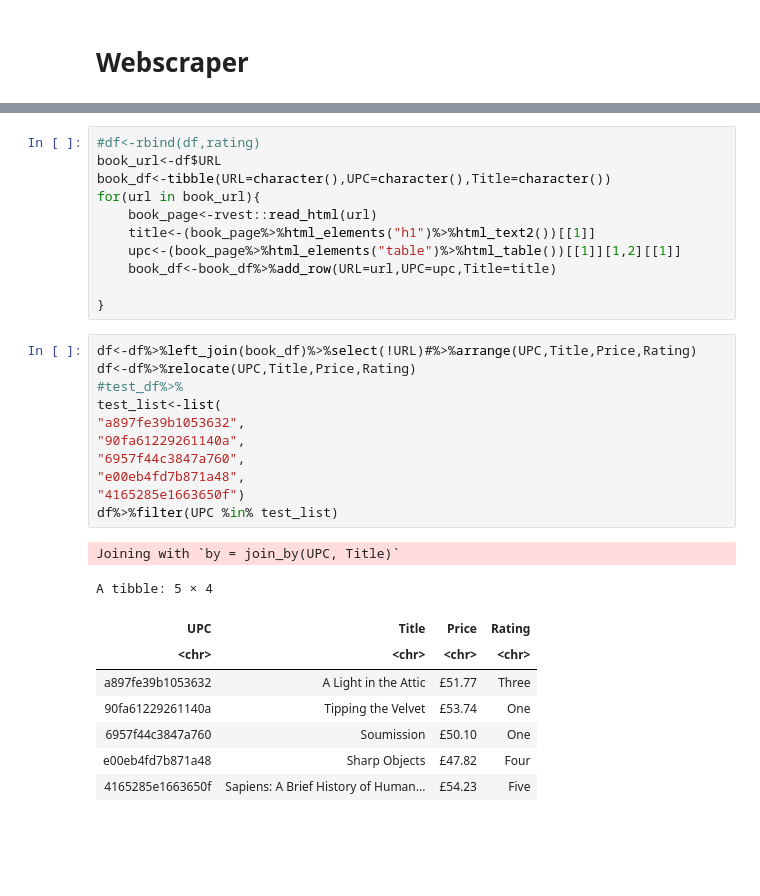
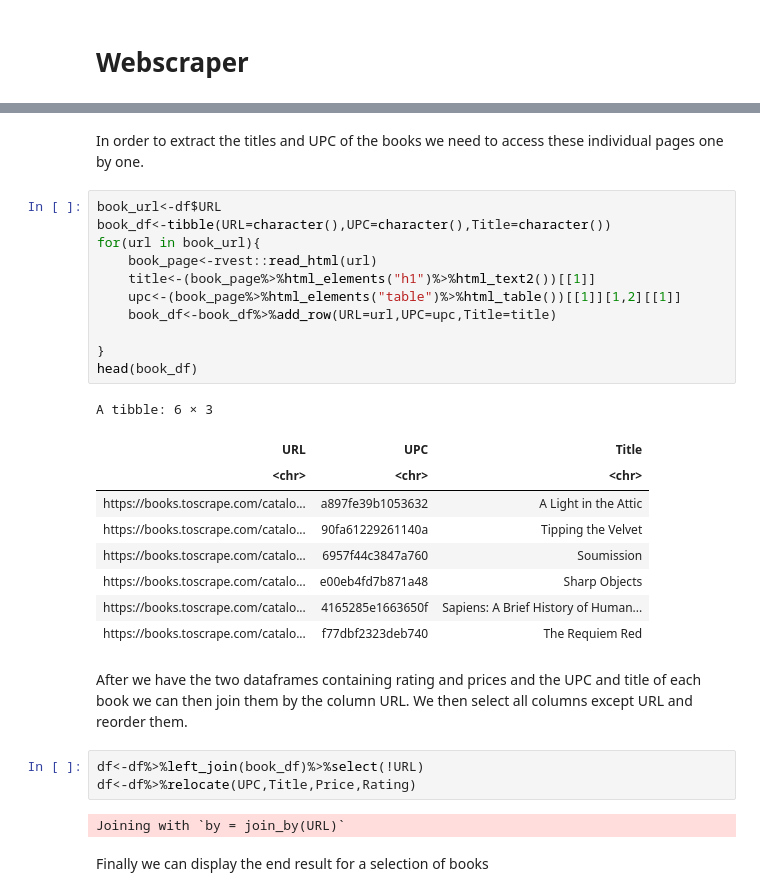
Before and after one commit to massemassiv/su-mt4007, a Jupyter notebook: HW5/HW5.ipynb, the cells around one changed output, grey strips where cells are left out. Cells and saved outputs as stored; diff of their text form; blank space fills up the shorter version.

```diff
--- a/HW5/HW5.ipynb
+++ b/HW5/HW5.ipynb
@@ -183,35 +95,36 @@ A tibble: 6 × 3
 | Four | £47.82 | https://books.toscrape.com/catalo... |
 | Five | £54.23 | https://books.toscrape.com/catalo... |
 | One | £22.65 | https://books.toscrape.com/catalo... |
+# %% [markdown]
+In order to extract the titles and UPC of the books we need to access these individual pages one by one.
 # %%
-#df<-rbind(df,rating)
 book_url<-df$URL
 book_df<-tibble(URL=character(),UPC=character(),Title=character())
 for(url in book_url){
     book_page<-rvest::read_html(url)
     title<-(book_page%>%html_elements("h1")%>%html_text2())[[1]]
     upc<-(book_page%>%html_elements("table")%>%html_table())[[1]][1,2][[1]]
     book_df<-book_df%>%add_row(URL=url,UPC=upc,Title=title)
 
 }
+head(book_df)
+# %% [output]
+A tibble: 6 × 3
+| URL | UPC | Title |
+| <chr> | <chr> | <chr> |
+| https://books.toscrape.com/catalo... | a897fe39b1053632 | A Light in the Attic |
+| https://books.toscrape.com/catalo... | 90fa61229261140a | Tipping the Velvet |
+| https://books.toscrape.com/catalo... | 6957f44c3847a760 | Soumission |
+| https://books.toscrape.com/catalo... | e00eb4fd7b871a48 | Sharp Objects |
+| https://books.toscrape.com/catalo... | 4165285e1663650f | Sapiens: A Brief History of Human... |
+| https://books.toscrape.com/catalo... | f77dbf2323deb740 | The Requiem Red |
+# %% [markdown]
+After we have the two dataframes containing rating and prices and the UPC and title of each book we can then join them by the column URL.
+We then select all columns except URL and reorder them.
 # %%
-df<-df%>%left_join(book_df)%>%select(!URL)#%>%arrange(UPC,Title,Price,Rating)
+df<-df%>%left_join(book_df)%>%select(!URL)
 df<-df%>%relocate(UPC,Title,Price,Rating)
-#test_df%>%
-test_list<-list(
-"a897fe39b1053632",
-"90fa61229261140a",
-"6957f44c3847a760",
-"e00eb4fd7b871a48",
-"4165285e1663650f")
-df%>%filter(UPC %in% test_list)
 # %% [output]
-Joining with `by = join_by(UPC, Title)`
+Joining with `by = join_by(URL)`
-A tibble: 5 × 4
-| UPC | Title | Price | Rating |
-| <chr> | <chr> | <chr> | <chr> |
-| a897fe39b1053632 | A Light in the Attic | £51.77 | Three |
-| 90fa61229261140a | Tipping the Velvet | £53.74 | One |
-| 6957f44c3847a760 | Soumission | £50.10 | One |
-| e00eb4fd7b871a48 | Sharp Objects | £47.82 | Four |
-| 4165285e1663650f | Sapiens: A Brief History of Human... | £54.23 | Five |
+# %% [markdown]
+Finally we can display the end result for a selection of books
```
Also changed, not shown: parts of 20 cells of this notebook.
